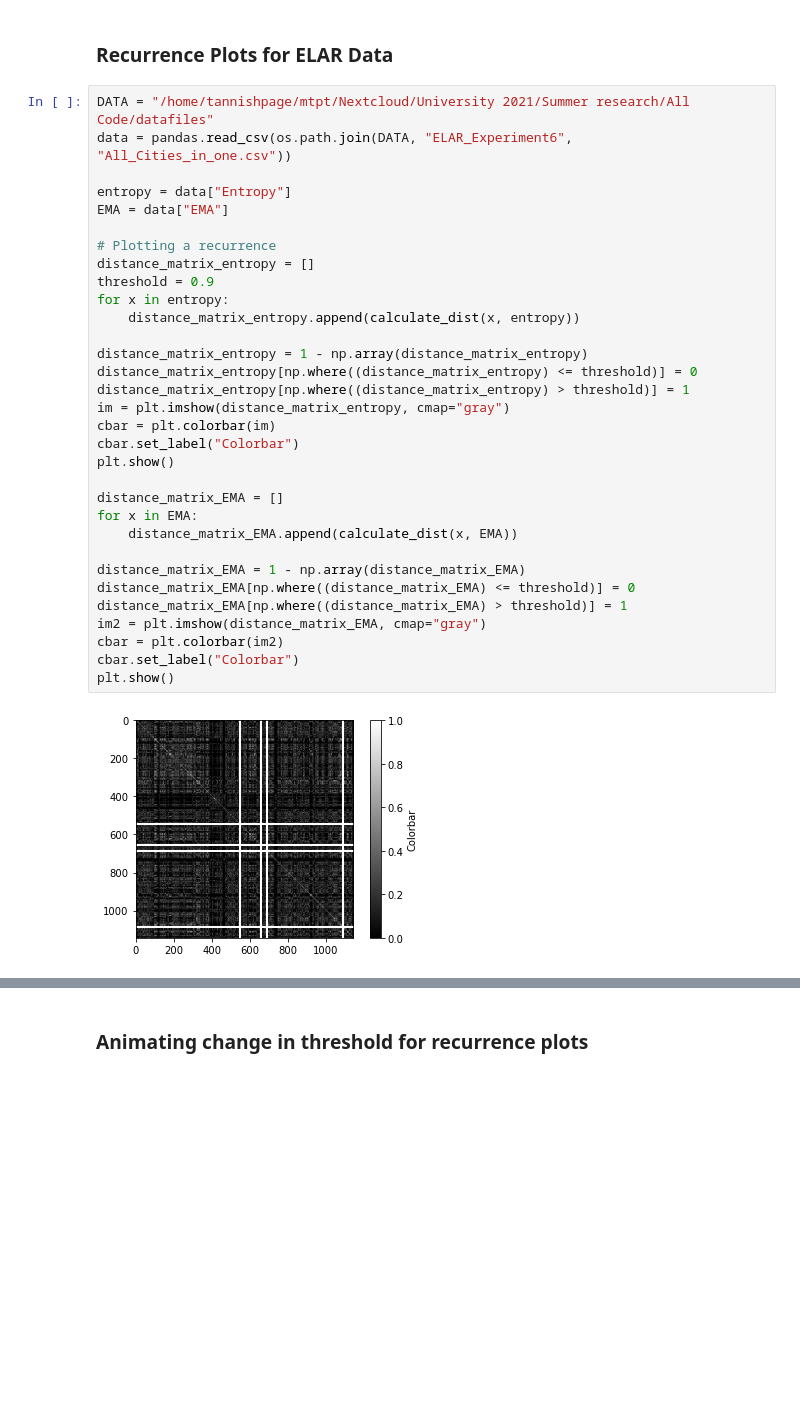
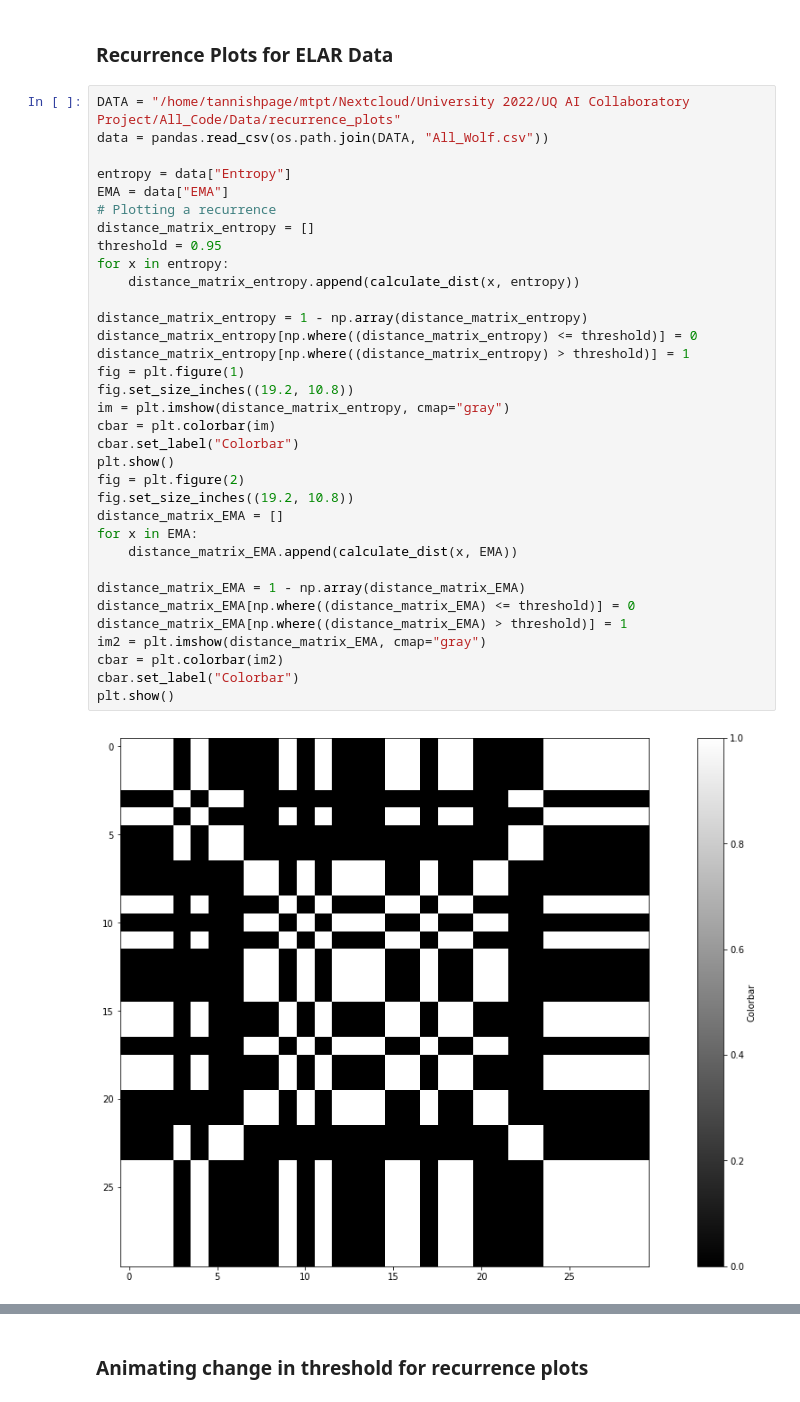
Before and after one commit to tannishpage/AUSLAN_Detection_with_SLAIT_AI, a Jupyter notebook: Recurrence_Plots.ipynb, the cells around one changed output, grey strips where cells are left out. Drawn from its saved outputs; the diff is of its cells as text; blank space fills up the shorter version.

Commit message:
Testing recurrence plots with ELAR data per sign

```diff
--- a/Recurrence_Plots.ipynb
+++ b/Recurrence_Plots.ipynb
@@ -299,36 +299,38 @@ plt.show()
 # %% [markdown]
 ### Recurrence Plots for ELAR Data
 # %%
-DATA = "/home/tannishpage/mtpt/Nextcloud/University 2021/Summer research/All Code/datafiles"
-data = pandas.read_csv(os.path.join(DATA, "ELAR_Experiment6", "All_Cities_in_one.csv"))
+DATA = "/home/tannishpage/mtpt/Nextcloud/University 2022/UQ AI Collaboratory Project/All_Code/Data/recurrence_plots"
+data = pandas.read_csv(os.path.join(DATA, "All_Wolf.csv"))
 
 entropy = data["Entropy"]
 EMA = data["EMA"]
-
 # Plotting a recurrence
 distance_matrix_entropy = []
-threshold = 0.9
+threshold = 0.95
 for x in entropy:
     distance_matrix_entropy.append(calculate_dist(x, entropy))
 
 distance_matrix_entropy = 1 - np.array(distance_matrix_entropy)
 distance_matrix_entropy[np.where((distance_matrix_entropy) <= threshold)] = 0
 distance_matrix_entropy[np.where((distance_matrix_entropy) > threshold)] = 1
+fig = plt.figure(1)
+fig.set_size_inches((19.2, 10.8))
 im = plt.imshow(distance_matrix_entropy, cmap="gray")
 cbar = plt.colorbar(im)
 cbar.set_label("Colorbar")
 plt.show()
-
+fig = plt.figure(2)
+fig.set_size_inches((19.2, 10.8))
 distance_matrix_EMA = []
 for x in EMA:
     distance_matrix_EMA.append(calculate_dist(x, EMA))
 
 distance_matrix_EMA = 1 - np.array(distance_matrix_EMA)
 distance_matrix_EMA[np.where((distance_matrix_EMA) <= threshold)] = 0
 distance_matrix_EMA[np.where((distance_matrix_EMA) > threshold)] = 1
 im2 = plt.imshow(distance_matrix_EMA, cmap="gray")
 cbar = plt.colorbar(im2)
 cbar.set_label("Colorbar")
 plt.show()
 # %% [output]
-[figure, old version]
+[figure, new version]
```
Also changed, not shown: parts of 4 cells of this notebook.
